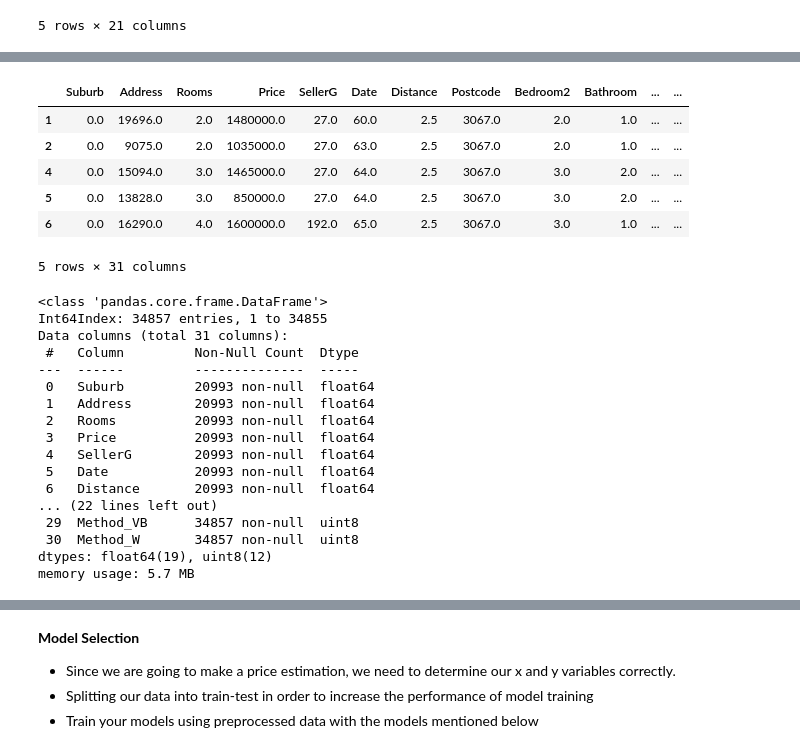
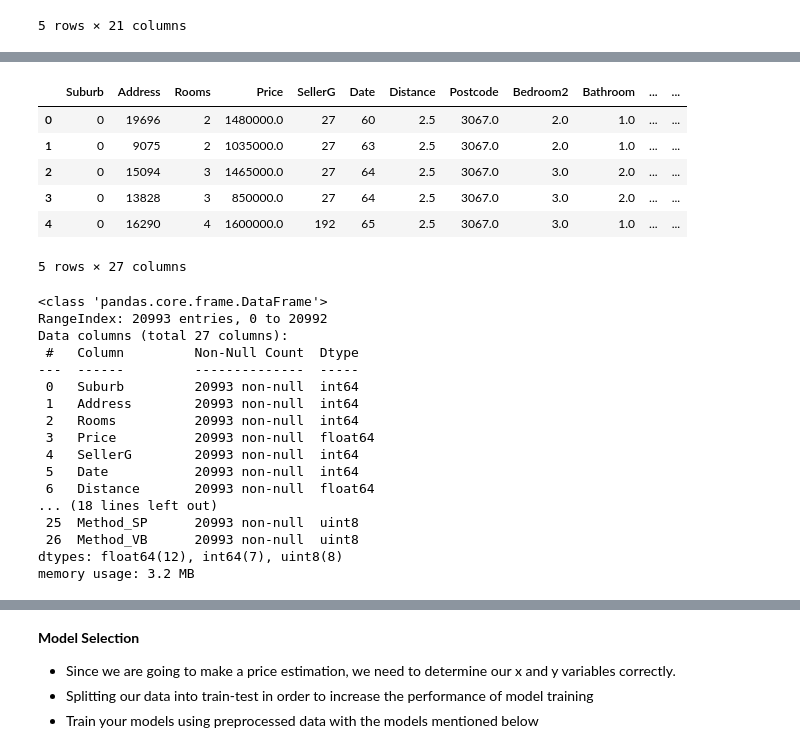
Before and after one commit to gr-uzun/melbourne-housing, a Jupyter notebook: melbourne_housing_project.ipynb, the cells around one changed output, grey strips where cells are left out. Saved outputs shown, nothing was run; the diff lists cells and outputs as text; code cells hidden in the pictures.

```diff
--- a/melbourne_housing_project.ipynb
+++ b/melbourne_housing_project.ipynb
@@ -388,6 +408,6 @@ Number of rows and columns in the data set:  (20993, 21)
 
 categorical_columns = ['Type','Method']
 
-one_hot = pd.get_dummies(df[categorical_columns])
+one_hot = pd.get_dummies(df_copy[categorical_columns])
 one_hot.head()
 # %% [output]
@@ -400,34 +438,38 @@ one_hot.head()
 # %%
-# df_new has missing value problem, So df_le will be used. ??????
 # Create new data frame , add new columns and drop old categorial columns
-df_new = pd.concat([df_le, one_hot], axis=1)
+# Concenates label and one-hot encoding dataframes
+
+df_le.reset_index(drop=True, inplace=True)
+one_hot.reset_index(drop=True, inplace=True)
+
+df_new = pd.concat([df_le, one_hot], axis="columns")
 df_new.drop(categorical_columns, axis=1, inplace=True)
 df_new.head()
 # %% [output]
 |  | Suburb | Address | Rooms | Price | SellerG | Date | Distance | Postcode | Bedroom2 | Bathroom | ... | ... |
-| 1 | 0.0 | 19696.0 | 2.0 | 1480000.0 | 27.0 | 60.0 | 2.5 | 3067.0 | 2.0 | 1.0 | ... | ... |
-| 2 | 0.0 | 9075.0 | 2.0 | 1035000.0 | 27.0 | 63.0 | 2.5 | 3067.0 | 2.0 | 1.0 | ... | ... |
-| 4 | 0.0 | 15094.0 | 3.0 | 1465000.0 | 27.0 | 64.0 | 2.5 | 3067.0 | 3.0 | 2.0 | ... | ... |
-| 5 | 0.0 | 13828.0 | 3.0 | 850000.0 | 27.0 | 64.0 | 2.5 | 3067.0 | 3.0 | 2.0 | ... | ... |
-| 6 | 0.0 | 16290.0 | 4.0 | 1600000.0 | 192.0 | 65.0 | 2.5 | 3067.0 | 3.0 | 1.0 | ... | ... |
+| 0 | 0 | 19696 | 2 | 1480000.0 | 27 | 60 | 2.5 | 3067.0 | 2.0 | 1.0 | ... | ... |
+| 1 | 0 | 9075 | 2 | 1035000.0 | 27 | 63 | 2.5 | 3067.0 | 2.0 | 1.0 | ... | ... |
+| 2 | 0 | 15094 | 3 | 1465000.0 | 27 | 64 | 2.5 | 3067.0 | 3.0 | 2.0 | ... | ... |
+| 3 | 0 | 13828 | 3 | 850000.0 | 27 | 64 | 2.5 | 3067.0 | 3.0 | 2.0 | ... | ... |
+| 4 | 0 | 16290 | 4 | 1600000.0 | 192 | 65 | 2.5 | 3067.0 | 3.0 | 1.0 | ... | ... |
-5 rows × 31 columns
+5 rows × 27 columns
 # %%
 df_new.info()
 # %% [output]
 <class 'pandas.core.frame.DataFrame'>
-Int64Index: 34857 entries, 1 to 34855
-Data columns (total 31 columns):
+RangeIndex: 20993 entries, 0 to 20992
+Data columns (total 27 columns):
  #   Column         Non-Null Count  Dtype
 ---  ------         --------------  -----
- 0   Suburb         20993 non-null  float64
- 1   Address        20993 non-null  float64
- 2   Rooms          20993 non-null  float64
+ 0   Suburb         20993 non-null  int64
+ 1   Address        20993 non-null  int64
+ 2   Rooms          20993 non-null  int64
  3   Price          20993 non-null  float64
- 4   SellerG        20993 non-null  float64
- 5   Date           20993 non-null  float64
+ 4   SellerG        20993 non-null  int64
+ 5   Date           20993 non-null  int64
  6   Distance       20993 non-null  float64
-... (22 lines left out)
- 29  Method_VB      34857 non-null  uint8
- 30  Method_W       34857 non-null  uint8
-dtypes: float64(19), uint8(12)
-memory usage: 5.7 MB
+... (18 lines left out)
+ 25  Method_SP      20993 non-null  uint8
+ 26  Method_VB      20993 non-null  uint8
+dtypes: float64(12), int64(7), uint8(8)
+memory usage: 3.2 MB
```
Also changed, not shown: parts of 12 cells of this notebook.
